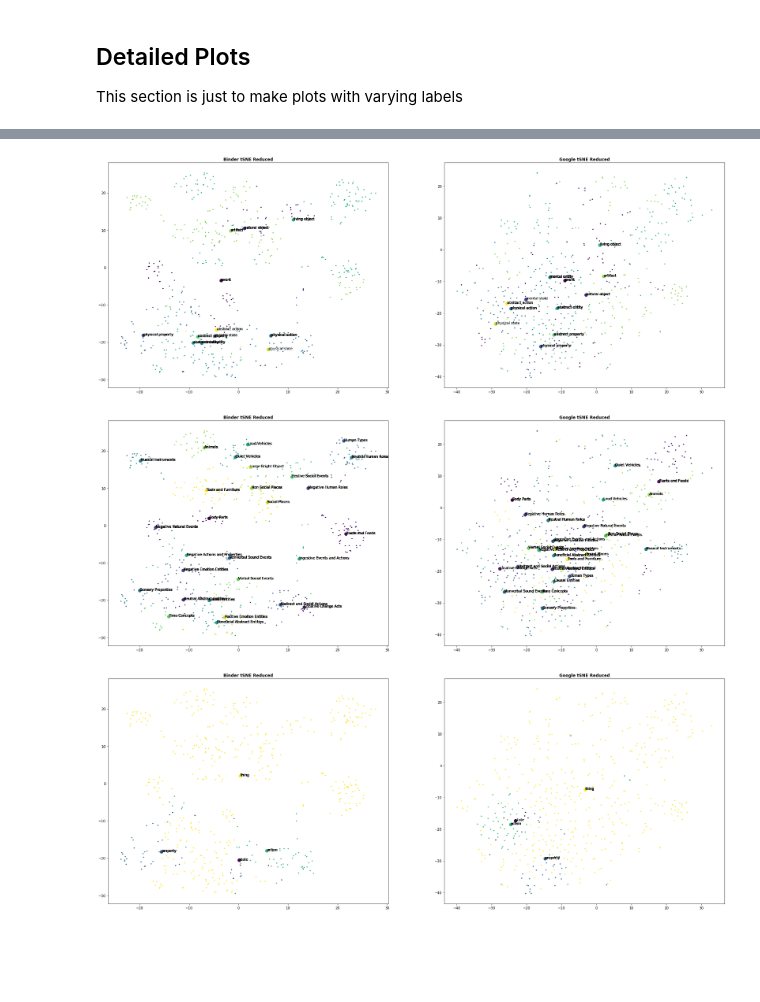
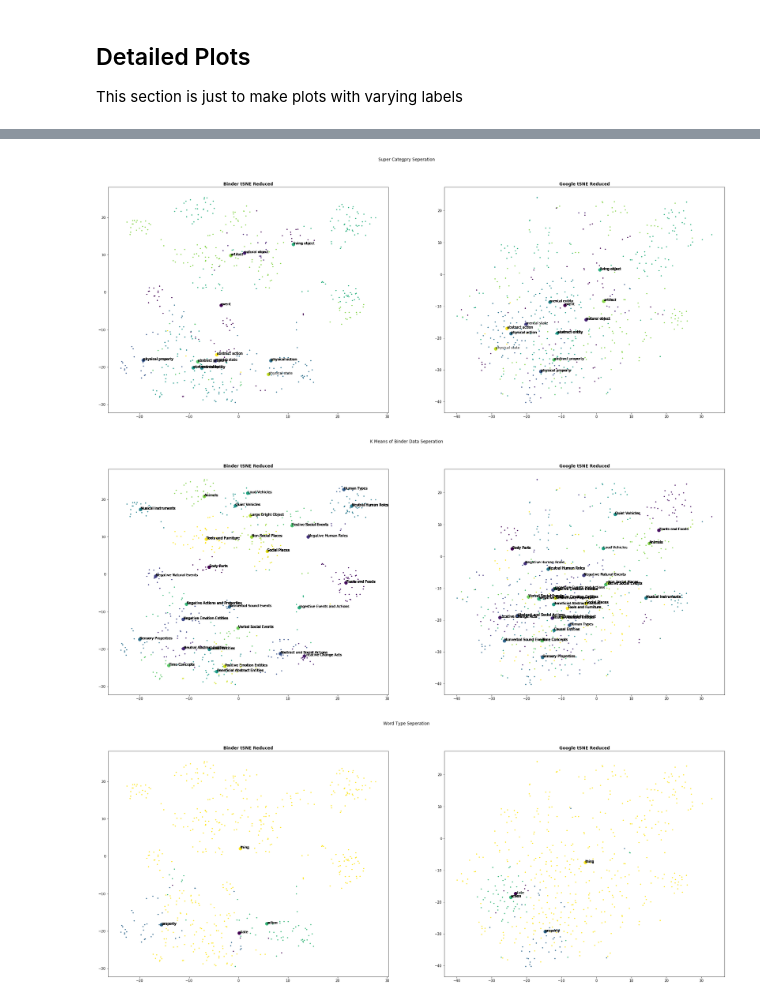
Before and after one commit to smazurchuk/b_lab, a Jupyter notebook: Natural_Cluster_Analysis.ipynb, the cells around one changed output, grey strips where cells are left out. Saved outputs shown, nothing was run; the diff lists cells and outputs as text; code cells hidden in the pictures; blank space fills up the shorter version.

Commit message:
not that interesting, just some updates. Plus there is an excel sheet with correlation coefficients for different words

```diff
--- a/Natural_Cluster_Analysis.ipynb
+++ b/Natural_Cluster_Analysis.ipynb
@@ -96,12 +107,12 @@ L4 = data['L4']
 # %%
-funcs.labeled_plot(B_red, G_red, L1, Scats, 'super_cats.png')
+funcs.labeled_plot(B_red, G_red, L1, Scats,'Super Categpry Seperation', 'super_cats.png')
 # %% [output]
-[figure, old version]
+[figure, new version]
 # %%
-funcs.labeled_plot(B_red, G_red, L3, kmeans, 'kmeans_sep.png')
+funcs.labeled_plot(B_red, G_red, L3, kmeans,'K Means of Binder Data Seperation', 'kmeans_sep.png')
 # %% [output]
-[figure, old version]
+[figure, new version]
 # %%
-funcs.labeled_plot(B_red, G_red, L4, wordType, 'wordType_sep.png')
+funcs.labeled_plot(B_red, G_red, L4, wordType,'Word Type Seperation', 'wordType_sep.png')
 # %% [output]
-[figure, old version]
+[figure, new version]
```
Also changed, not shown: parts of 4 cells of this notebook, 7 other files.
